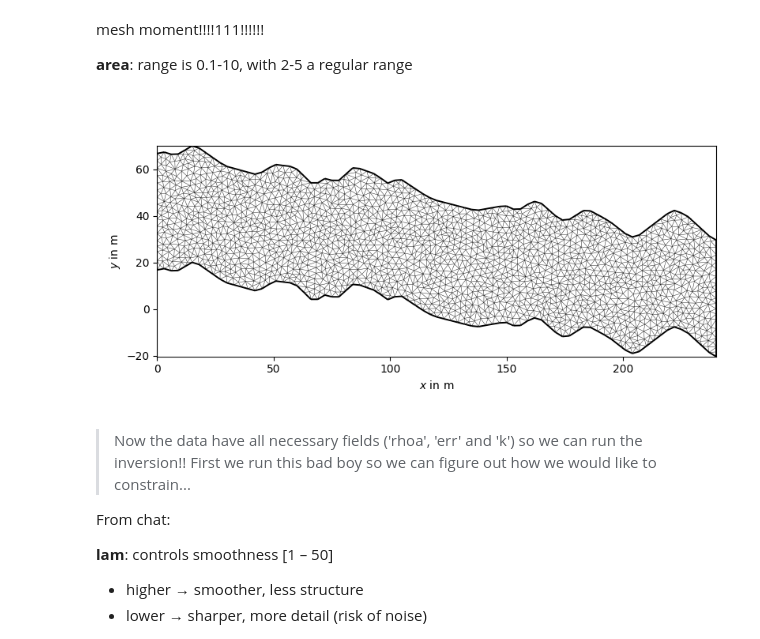
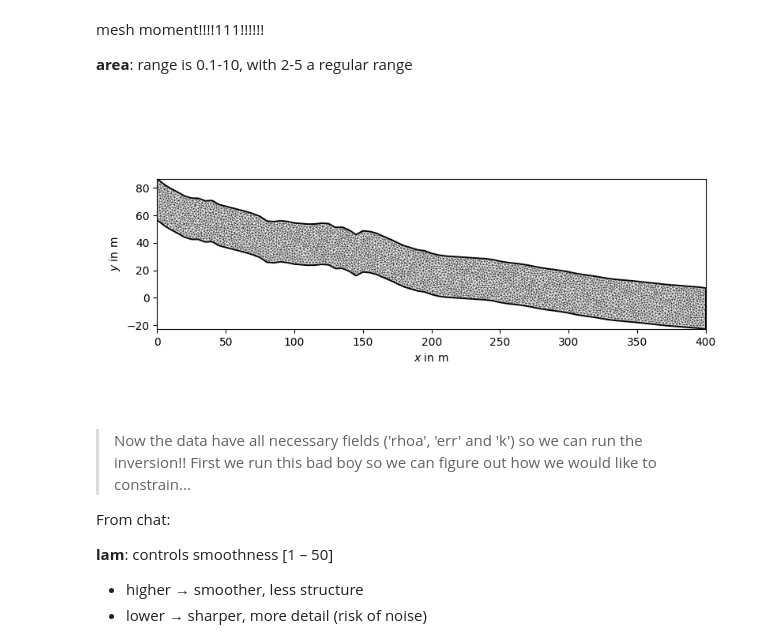
Before and after one commit to sydpas/erth370-w2026-sydpas, a Jupyter notebook: pygimex/my_line02_MESHMOMENT_grad_A.ipynb, the cells around one changed output. Drawn from its saved outputs; the diff is of its cells as text; code cells hidden in the pictures.

Commit message:
line01 figures DONE!

```diff
--- a/pygimex/my_line02_MESHMOMENT_grad_A.ipynb
+++ b/pygimex/my_line02_MESHMOMENT_grad_A.ipynb
@@ -37,7 +37,7 @@ adding "topo = topo[np.argsort(topo[:,0])]"  to deal w negative vals
 # %%
 topo = []
 
-topo_file = r'data\line02\line02_mytopo.txt'
+topo_file = r'data\line02\og_fromtomsnotes_mytopo\line02_mytopo.txt'
 
 with open(topo_file) as f:
     next(f)  # skip header line
@@ -188,27 +188,27 @@ mesh moment!!!!111!!!!!!
 
 **area**: range is 0.1-10, with 2-5 a regular range
 # %%
-depth = 50  # thickness below surface
+depth = 30  # thickness below surface
 
 surface = [[x, z] for x, z in zip(x_elec, z_interp)]
 
 bottom = [[x, z - depth] for x, z in zip(reversed(x_elec), reversed(z_interp))]
 
 # create closed polygon
 polygon_points = surface + bottom
 
 geom = mt.createPolygon(polygon_points, isClosed=True)
 
 # create triangular mesh inside polygon
-mesh = mt.createMesh(geom, quality=25, area=5)  # area controls cell size
+mesh = mt.createMesh(geom, quality=25, area=3)  # area controls cell size
 import matplotlib.pyplot as plt
 
 fig, ax = plt.subplots(figsize=(8, 4))
 
 pg.show(mesh, ax=ax, showMesh=True)
 fig.savefig(r'figures/line02/ball_grad_A/4meshball.png', dpi=300, bbox_inches='tight')
 # %% [output]
-[figure, old version]
+[figure, new version]
 # %% [markdown]
 > Now the data have all necessary fields ('rhoa', 'err' and 'k') so we can run
 the inversion!! First we run this bad boy so we can figure out how we would like to constrain...
```
Also changed, not shown: parts of 11 cells of this notebook, 22 other files.
